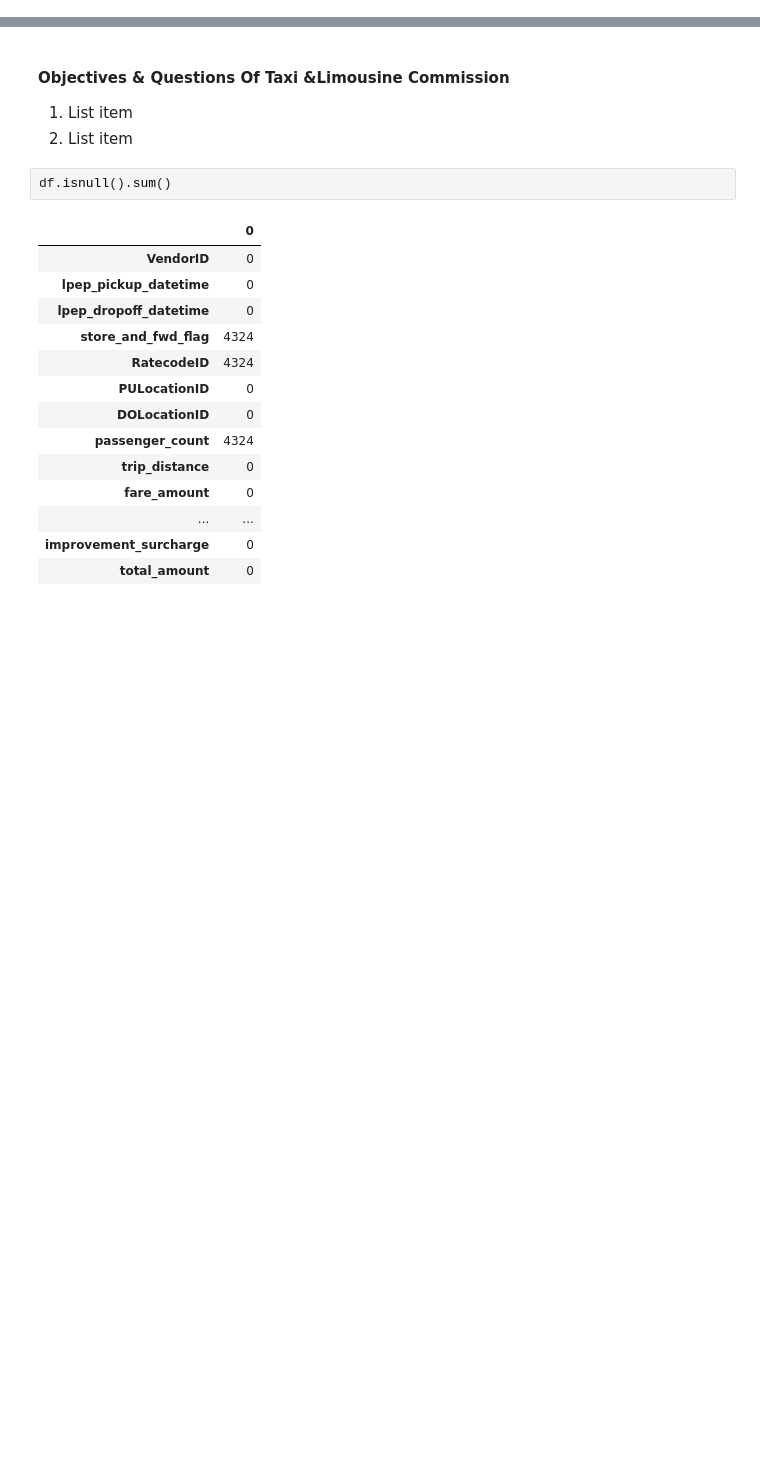
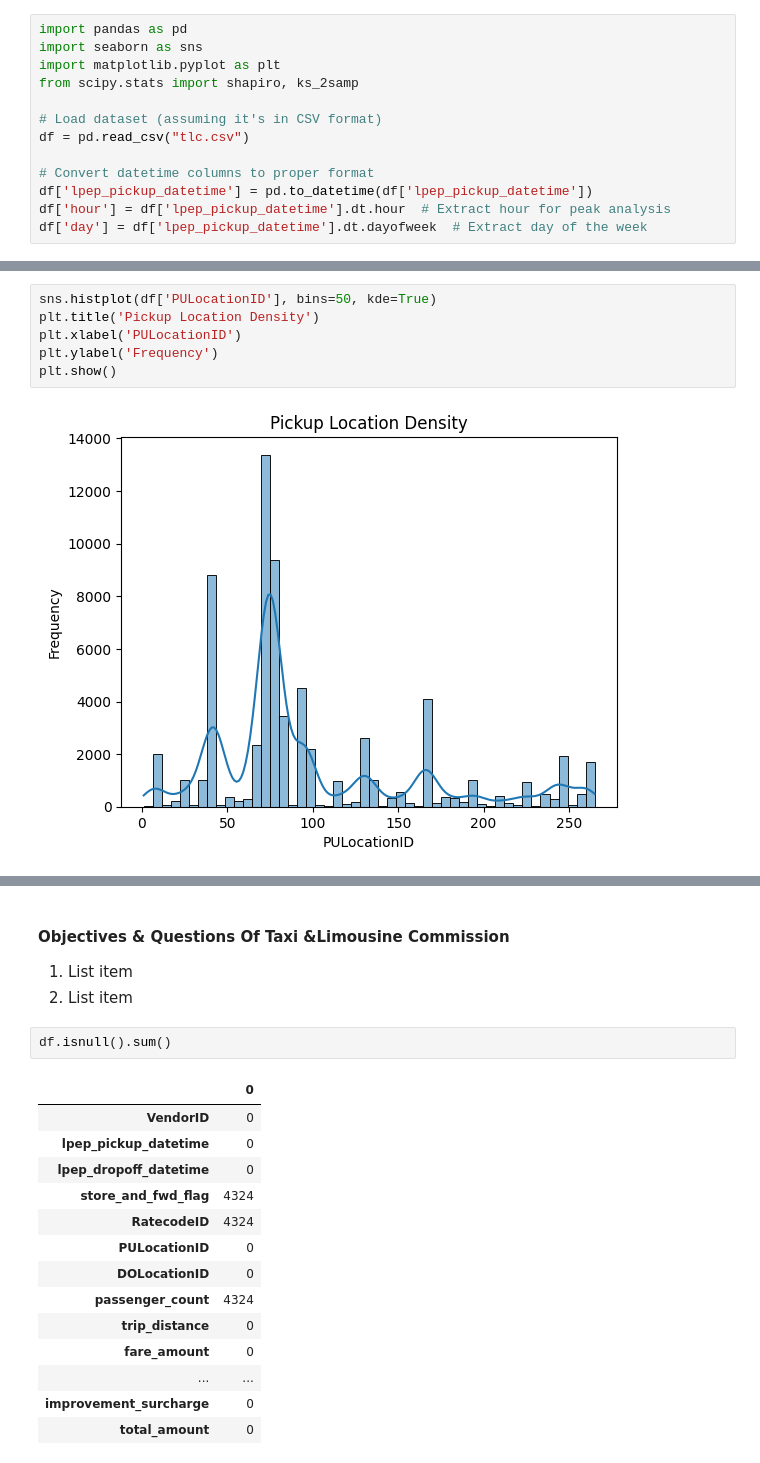
Before and after one commit to backspace3456/TLC_Newyork, a Jupyter notebook: TLC.ipynb, the cells around one changed output, grey strips where cells are left out. Cells and saved outputs as stored; diff of their text form; blank space fills up the shorter version.

```diff
--- a/TLC.ipynb
+++ b/TLC.ipynb
@@ -33,0 +22,13 @@ df.describe
+# %%
+import pandas as pd
+import seaborn as sns
+import matplotlib.pyplot as plt
+from scipy.stats import shapiro, ks_2samp
+
+# Load dataset (assuming it's in CSV format)
+df = pd.read_csv("tlc.csv")
+
+# Convert datetime columns to proper format
+df['lpep_pickup_datetime'] = pd.to_datetime(df['lpep_pickup_datetime'])
+df['hour'] = df['lpep_pickup_datetime'].dt.hour  # Extract hour for peak analysis
+df['day'] = df['lpep_pickup_datetime'].dt.dayofweek  # Extract day of the week
@@ -33,0 +53,8 @@ df.describe
+# %%
+sns.histplot(df['PULocationID'], bins=50, kde=True)
+plt.title('Pickup Location Density')
+plt.xlabel('PULocationID')
+plt.ylabel('Frequency')
+plt.show()
+# %% [output]
+[figure, added]
```
Also changed, not shown: parts of 12 cells of this notebook.
